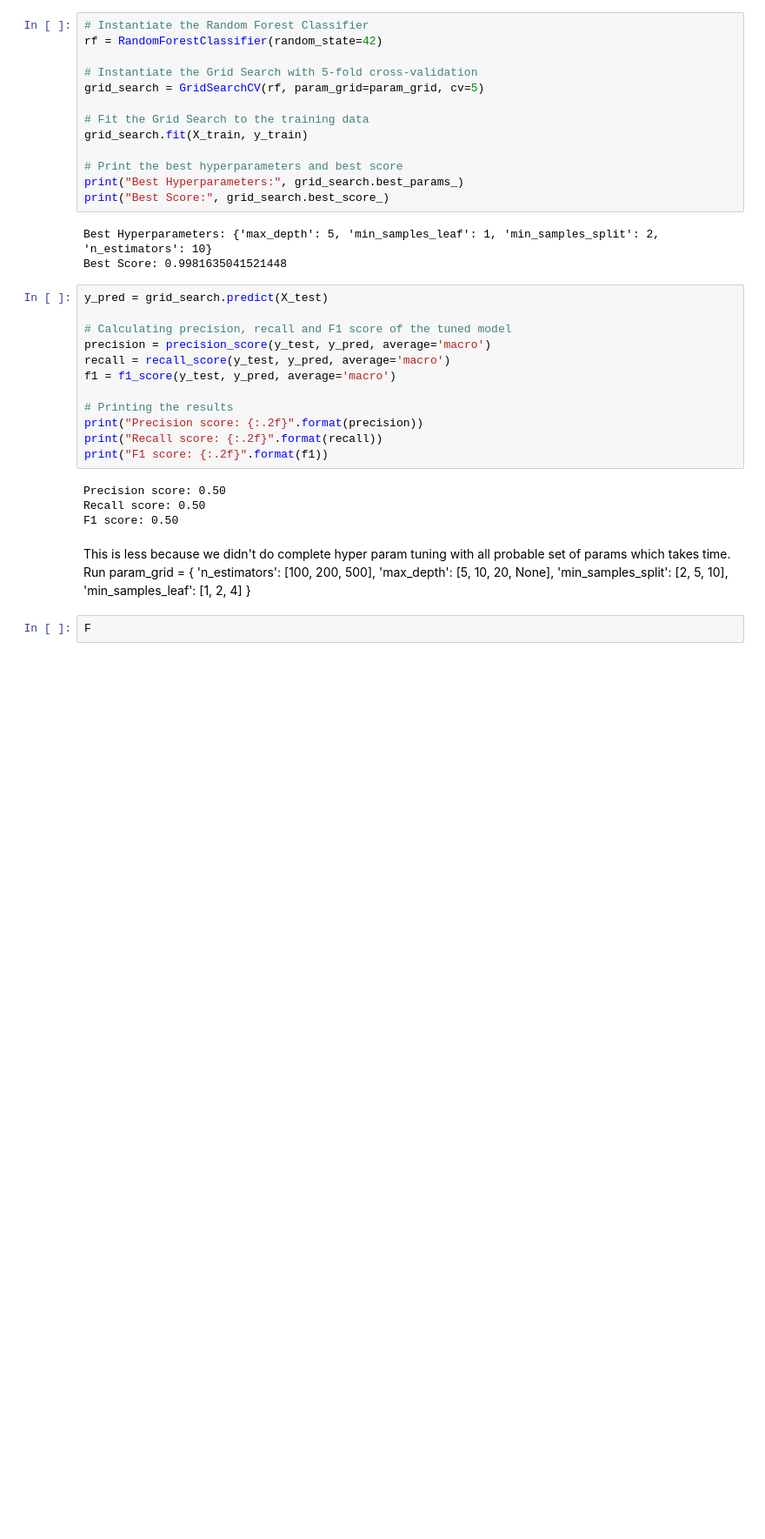
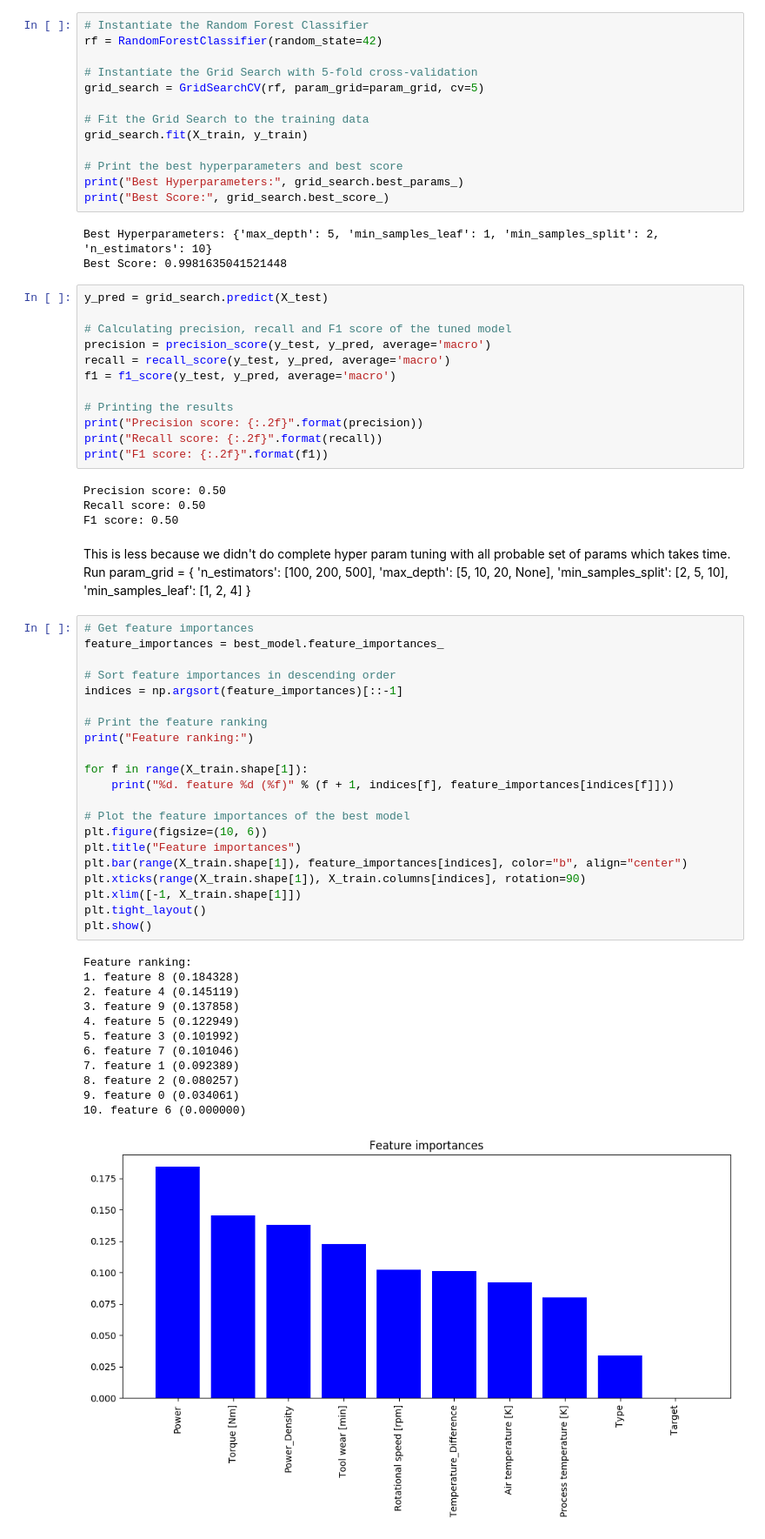
Before and after one commit to Suraj520/data-science, a Jupyter notebook: 03-case-studies/07-predictive-maintenance-system-industrial-machinery/notebook.ipynb, the cells around one changed output. Shown at 87% size. Saved outputs shown, nothing was run; the diff lists cells and outputs as text; blank space fills up the shorter version.

Commit message:
Predictive maintenance system industrial machinery - Data preprocessing, Feature engineering, EDA, Model selection and Model tuning

```diff
--- a/03-case-studies/07-predictive-maintenance-system-industrial-machinery/notebook.ipynb
+++ b/03-case-studies/07-predictive-maintenance-system-industrial-machinery/notebook.ipynb
@@ -368,5 +370,37 @@ param_grid = {
     'min_samples_split': [2, 5, 10],
     'min_samples_leaf': [1, 2, 4]
 }
-# %%
-F
+# %%
+# Get feature importances
+feature_importances = best_model.feature_importances_
+
+# Sort feature importances in descending order
+indices = np.argsort(feature_importances)[::-1]
+
+# Print the feature ranking
+print("Feature ranking:")
+
+for f in range(X_train.shape[1]):
+    print("%d. feature %d (%f)" % (f + 1, indices[f], feature_importances[indices[f]]))
+
+# Plot the feature importances of the best model
+plt.figure(figsize=(10, 6))
+plt.title("Feature importances")
+plt.bar(range(X_train.shape[1]), feature_importances[indices], color="b", align="center")
+plt.xticks(range(X_train.shape[1]), X_train.columns[indices], rotation=90)
+plt.xlim([-1, X_train.shape[1]])
+plt.tight_layout()
+plt.show()
+# %% [output]
+Feature ranking:
+1. feature 8 (0.184328)
+2. feature 4 (0.145119)
+3. feature 9 (0.137858)
+4. feature 5 (0.122949)
+5. feature 3 (0.101992)
+6. feature 7 (0.101046)
+7. feature 1 (0.092389)
+8. feature 2 (0.080257)
+9. feature 0 (0.034061)
+10. feature 6 (0.000000)
+[figure, added]
```
Also changed, not shown: parts of 2 cells of this notebook.
